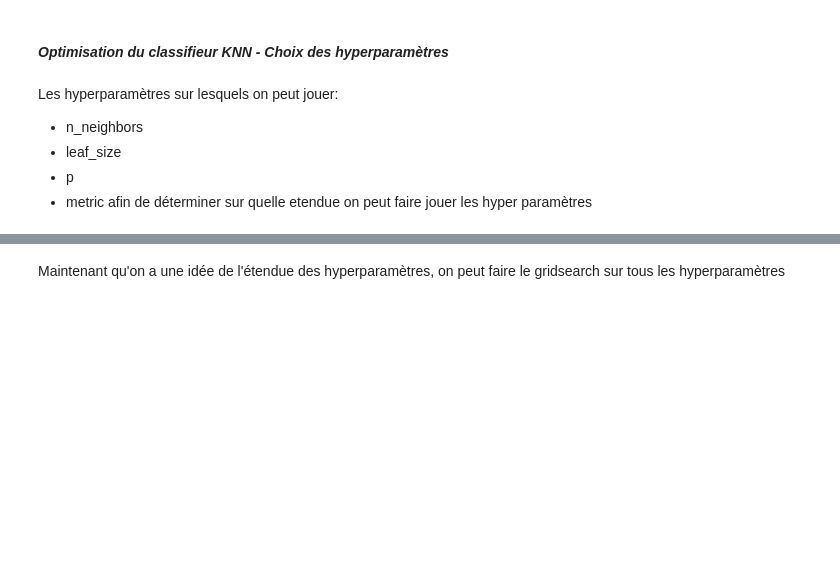
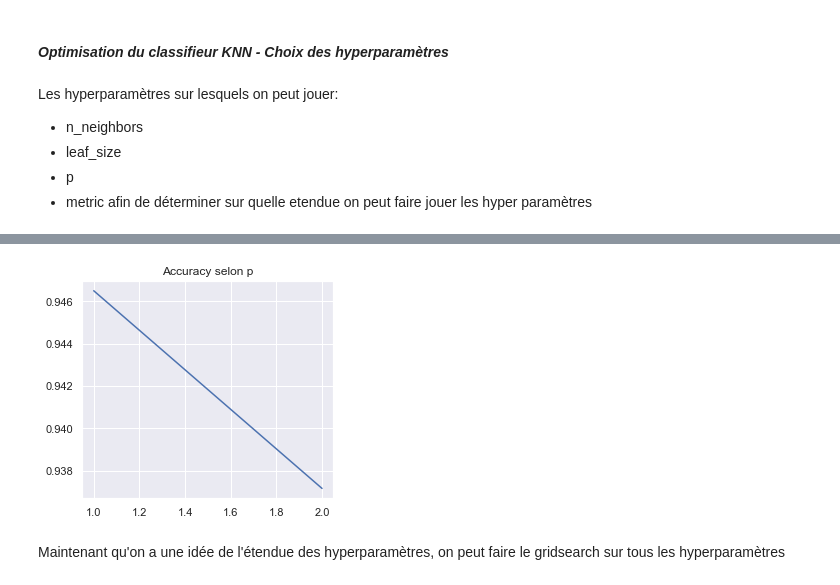
Before and after one commit to ChristopheDS22/CO2_Predict, a Jupyter notebook: Code_CO2_Project.ipynb, the cells around one changed output, grey strips where cells are left out. Saved outputs shown, nothing was run; the diff lists cells and outputs as text; code cells hidden in the pictures; blank space fills up the shorter version.

```diff
--- a/Code_CO2_Project.ipynb
+++ b/Code_CO2_Project.ipynb
@@ -1272,18 +1298,20 @@ plt.title('Accuracy selon leaf_size');
 # %%
 # On détermine le paramètre p
 parameters = {'p': [1,2]}
 
 # On applique la fonction gridsearch au modèle knn
-grid_knn=GridSearchCV(clf_knn2,parameters)
+grid_knn=GridSearchCV(clf_knn,parameters)
 
 # On entraîne grid_svc sur l'ensemble d'entraînement
 grille_knn=grid_knn.fit(X_train, y_train)
 
 # On peut afficher toutes les combinaisons de paramètres
 res=grille_knn.cv_results_
 test_score = res['mean_test_score']
 plt.plot(range(1,3),test_score)
 plt.title('Accuracy selon p');
+# %% [output]
+[figure, added]
 # %% [markdown]
 Maintenant qu'on a une idée de l'étendue des hyperparamètres, on peut faire le gridsearch sur tous les hyperparamètres
 # %%
```
Also changed, not shown: parts of 39 cells of this notebook.
